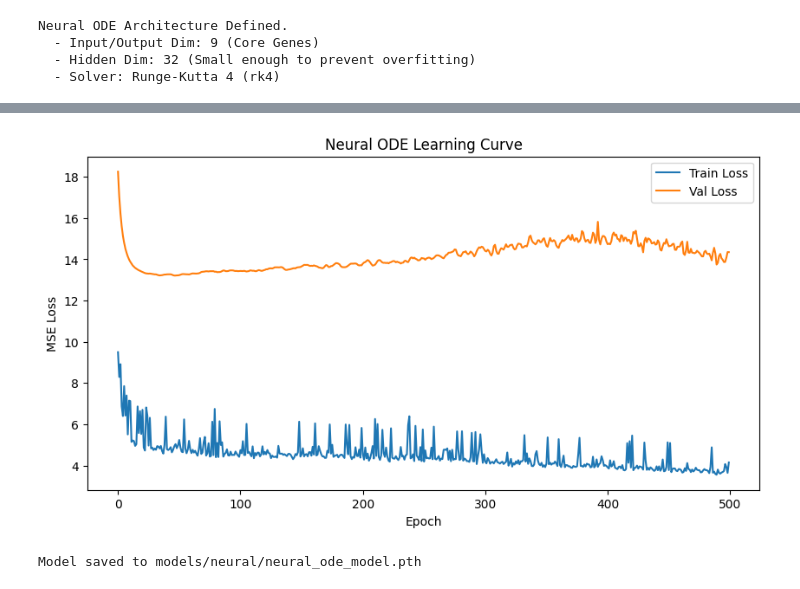
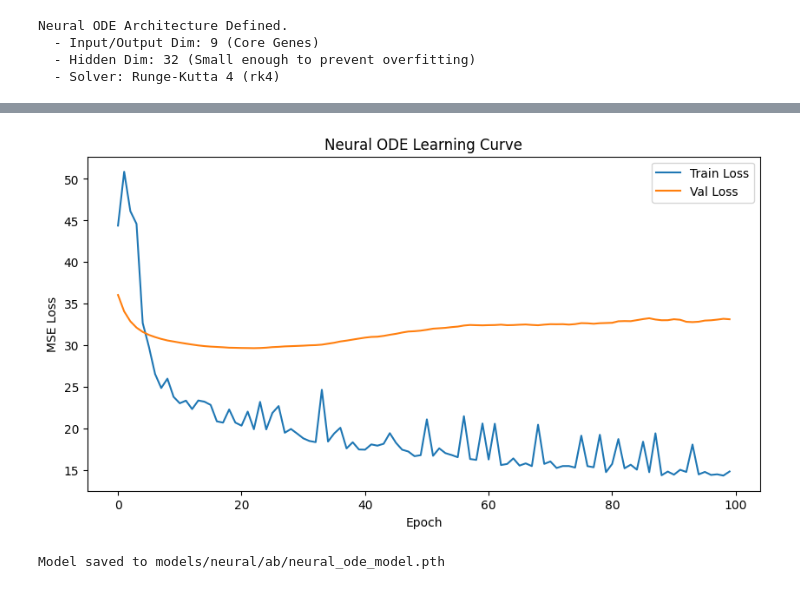
Before and after one commit to skothare/ODE-to-Circadian-Clocks, a Jupyter notebook: models/neural_ode/neuralODE.ipynb, the cells around one changed output, grey strips where cells are left out. Drawn from its saved outputs; the diff is of its cells as text; code cells hidden in the pictures.

```diff
--- a/models/neural_ode/neuralODE.ipynb
+++ b/models/neural_ode/neuralODE.ipynb
@@ -100,7 +457,9 @@ import torch
 import numpy as np
 
 # 1. Define Core Genes
-CORE_GENES = ["PER1", "PER2", "CRY1", "CRY2", "ARNTL", "NR1D1", "NR1D2", "CLOCK", "NPAS2"]
+CORE_GENES = ["LOC100131860", "UNQ353", "A_32_P30566", "FAM46B", "A_24_P914986", "DKFZp761P0212", "A_24_P918007", "A_32_P152586", "CLEC4M", "A_24_P935163", "ZBTB22",
+              "GJC2", "A_24_P941185", "RANBP3", "A_24_P24415", "A_23_P44053", "MIOX", "IRF2", "LIMD2", "UBTF",
+              "PER1", "PER2", "CRY1", "CRY2", "ARNTL", "NR1D1", "NR1D2", "CLOCK", "NPAS2"]
 available_genes = [g for g in CORE_GENES if g in df_expr.index]
 df_core = df_expr.loc[available_genes]
 
@@ -121,7 +480,7 @@ def create_split_dataset(df, gene_cols):
         sub_df = df[df['subject'] == sub]
 
         # Trajectory 1: The first 7 points (Usually 'In-Phase' / Normal)
-        # We infer condition from the data itself but can grab the 'condition' column from the first row
+        # We infer condition from the data itself usually, but let's grab the 'condition' column from the first row
         traj1 = sub_df[sub_df['t_idx'] <= 7]
         if len(traj1) >= 6:
              vals = traj1[gene_cols].values
@@ -134,7 +493,7 @@ def create_split_dataset(df, gene_cols):
              cond_label = traj1['condition'].iloc[0]
              row_metadata.append({'subject': sub, 'condition': cond_label, 'phase': 'In-Phase'})
 
-        # Trajectory 2: The next 7 points ( 'Out-of-Phase' / Mistimed)
+        # Trajectory 2: The next 7 points (Usually 'Out-of-Phase' / Mistimed)
         traj2 = sub_df[sub_df['t_idx'] > 7]
         if len(traj2) >= 6:
              vals = traj2[gene_cols].values
@@ -306,7 +654,7 @@ from torchdiffeq import odeint # You might need to install this: !pip install to
 
 # 1. The "Law of Motion" (The derivative function dx/dt)
 class ODEFunc(nn.Module):
-    def __init__(self, data_dim, hidden_dim=32):
+    def __init__(self, data_dim, hidden_dim=64):
         super(ODEFunc, self).__init__()
 
         # A tiny neural network that approximates the biological rules
@@ -326,7 +674,7 @@ class ODEFunc(nn.Module):
 
 # 2. The "Time Machine" (The Integrator)
 class NeuralODE(nn.Module):
-    def __init__(self, data_dim, hidden_dim=32, method='rk4'):
+    def __init__(self, data_dim, hidden_dim=64, method='rk4'):
         super(NeuralODE, self).__init__()
         self.func = ODEFunc(data_dim, hidden_dim)
         self.method = method
@@ -356,10 +704,12 @@ Neural ODE Architecture Defined.
 # Cell 6: Training the Model
 import torch.optim as optim
 import matplotlib.pyplot as plt
+import torch._dynamo.config as dynamo_config
+dynamo_config.debug_dir_root = "/tmp/torch_compile_debug"
 
 # 1. Hyperparameters
 BATCH_SIZE = 8
-EPOCHS = 500 # It needs time to learn the physics
+EPOCHS = 100 # It needs time to learn the physics
 LEARNING_RATE = 1e-3
 
 # 2. Setup Data Loaders
@@ -368,7 +718,7 @@ val_loader   = DataLoader(TensorDataset(val_data, val_mask), batch_size=BATCH_SI
 
 # 3. Initialize Model
 device = torch.device('cuda' if torch.cuda.is_available() else 'cpu')
-model = NeuralODE(data_dim=9, hidden_dim=32).to(device)
+model = NeuralODE(data_dim=29, hidden_dim=64).to(device)
 optimizer = optim.Adam(model.parameters(), lr=LEARNING_RATE)
 criterion = nn.MSELoss(reduction='none') # We handle masking manually
 
@@ -438,7 +788,7 @@ for epoch in range(EPOCHS):
     avg_val_loss = total_val_loss / len(val_loader)
     history['val_loss'].append(avg_val_loss)
 
-    if epoch % 50 == 0:
+    if epoch % 10 == 0:
         print(f"Epoch {epoch:03d} | Train Loss: {avg_train_loss:.4f} | Val Loss: {avg_val_loss:.4f}")
 
 # 5. Plot Learning Curve
@@ -452,7 +802,7 @@ plt.legend()
 plt.show()
 
 # 6. Save the Trained Model
-torch.save(model.state_dict(), "models/neural/neural_ode_model.pth")
-print("Model saved to models/neural/neural_ode_model.pth")
+torch.save(model.state_dict(), "models/neural/ab/neural_ode_model.pth")
+print("Model saved to models/neural/ab/neural_ode_model.pth")
 # %% [output]
 Starting training on cpu...
@@ -469,5 +819,5 @@ Epoch 450 | Train Loss: 3.7748 | Val Loss: 14.6309
-[figure, old version]
+[figure, new version]
-Model saved to models/neural/neural_ode_model.pth
+Model saved to models/neural/ab/neural_ode_model.pth
 # %%
 # Cell 7: Testing and Visualization
 import matplotlib.pyplot as plt
```
Also changed, not shown: parts of 20 cells of this notebook.
